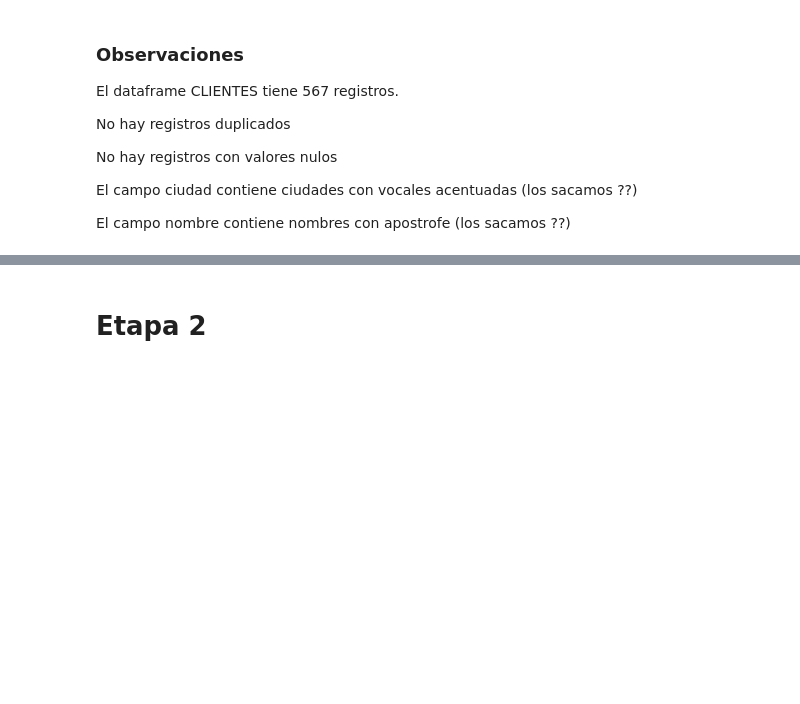
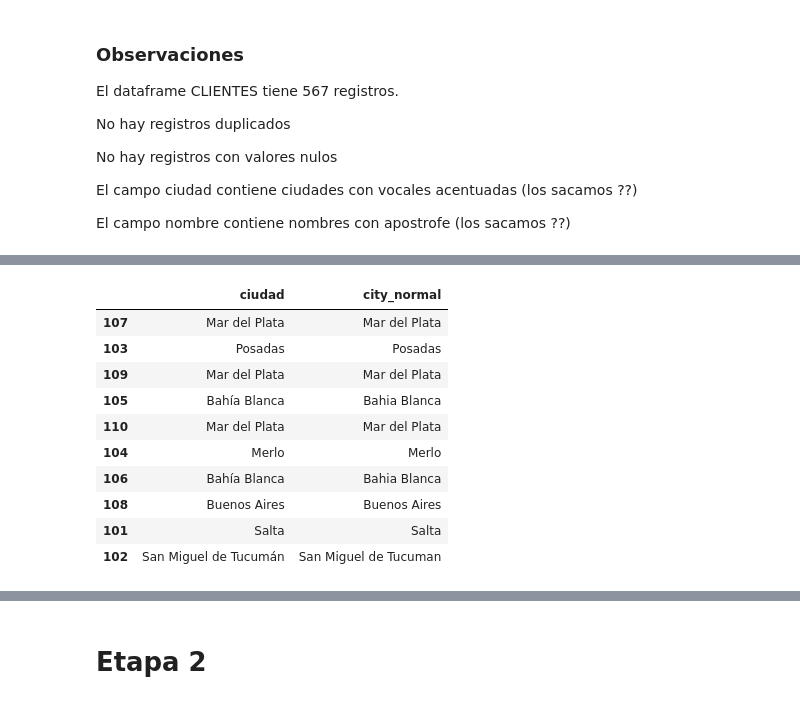
Before and after one commit to alex-degarate/TT-2C2025-Data-Analitycs-Notebooks, a Jupyter notebook: PreEntrega/Pre-entrega-alex.ipynb, the cells around one changed output, grey strips where cells are left out. Cells and saved outputs as stored; diff of their text form; code cells hidden in the pictures; blank space fills up the shorter version.

```diff
--- a/PreEntrega/Pre-entrega-alex.ipynb
+++ b/PreEntrega/Pre-entrega-alex.ipynb
@@ -384,0 +401,31 @@ df_clientes["ciudad"].
+# %%
+import re
+
+def replace_accented(match):
+    char = match.group(0)
+    mapping = {'á': 'a', 'é': 'e', 'í': 'i', 'ó': 'o', 'ú': 'u'}
+    return mapping.get(char, char)
+
+# 1 y 2 funcionan OK
+# 1 df_clientes['city_normal'] = df_clientes['ciudad'].str.replace(r'[áéíóú]', replace_accented, regex=True)
+df_clientes['city_normal'] = df_clientes['ciudad'].str.replace(r'[áéíóú]', lambda match: replace_accented(match), regex=True)
+'''
+df_clientes['city_normal'] = df_clientes['ciudad'].str.replace('á','a')
+df_clientes['city_normal'] = df_clientes['ciudad'].str.replace('é','e')
+df_clientes['city_normal'] = df_clientes['ciudad'].str.replace('í','i')
+df_clientes['city_normal'] = df_clientes['ciudad'].str.replace('ó','o')
+df_clientes['city_normal'] = df_clientes['ciudad'].str.replace('ú','u')
+'''
+display(df_clientes.loc[100:110,['ciudad', 'city_normal']].sample(10))
+# %% [output]
+|  | ciudad | city_normal |
+| 107 | Mar del Plata | Mar del Plata |
+| 103 | Posadas | Posadas |
+| 109 | Mar del Plata | Mar del Plata |
+| 105 | Bahía Blanca | Bahia Blanca |
+| 110 | Mar del Plata | Mar del Plata |
+| 104 | Merlo | Merlo |
+| 106 | Bahía Blanca | Bahia Blanca |
+| 108 | Buenos Aires | Buenos Aires |
+| 101 | Salta | Salta |
+| 102 | San Miguel de Tucumán | San Miguel de Tucuman |
```
Also changed, not shown: parts of 4 cells of this notebook.
